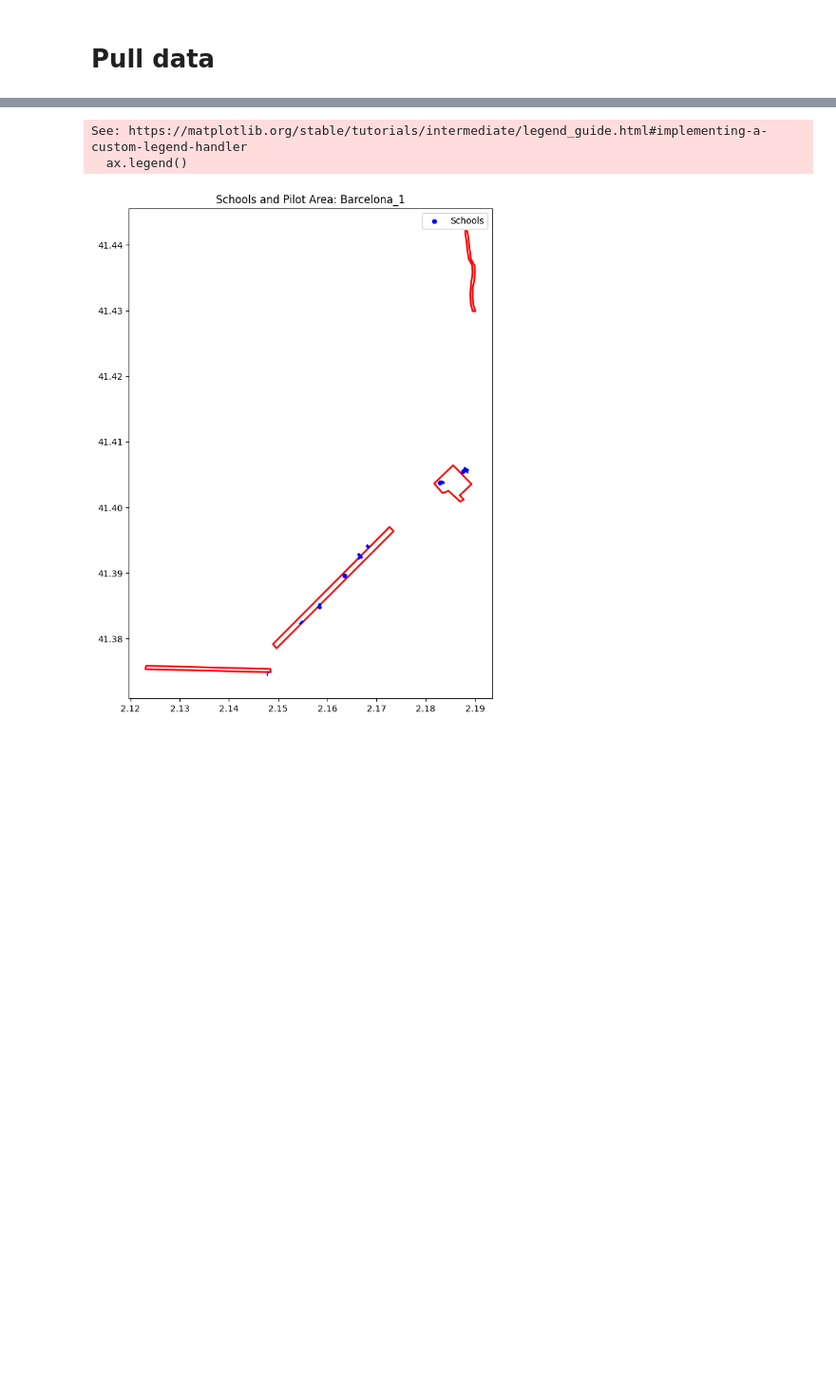
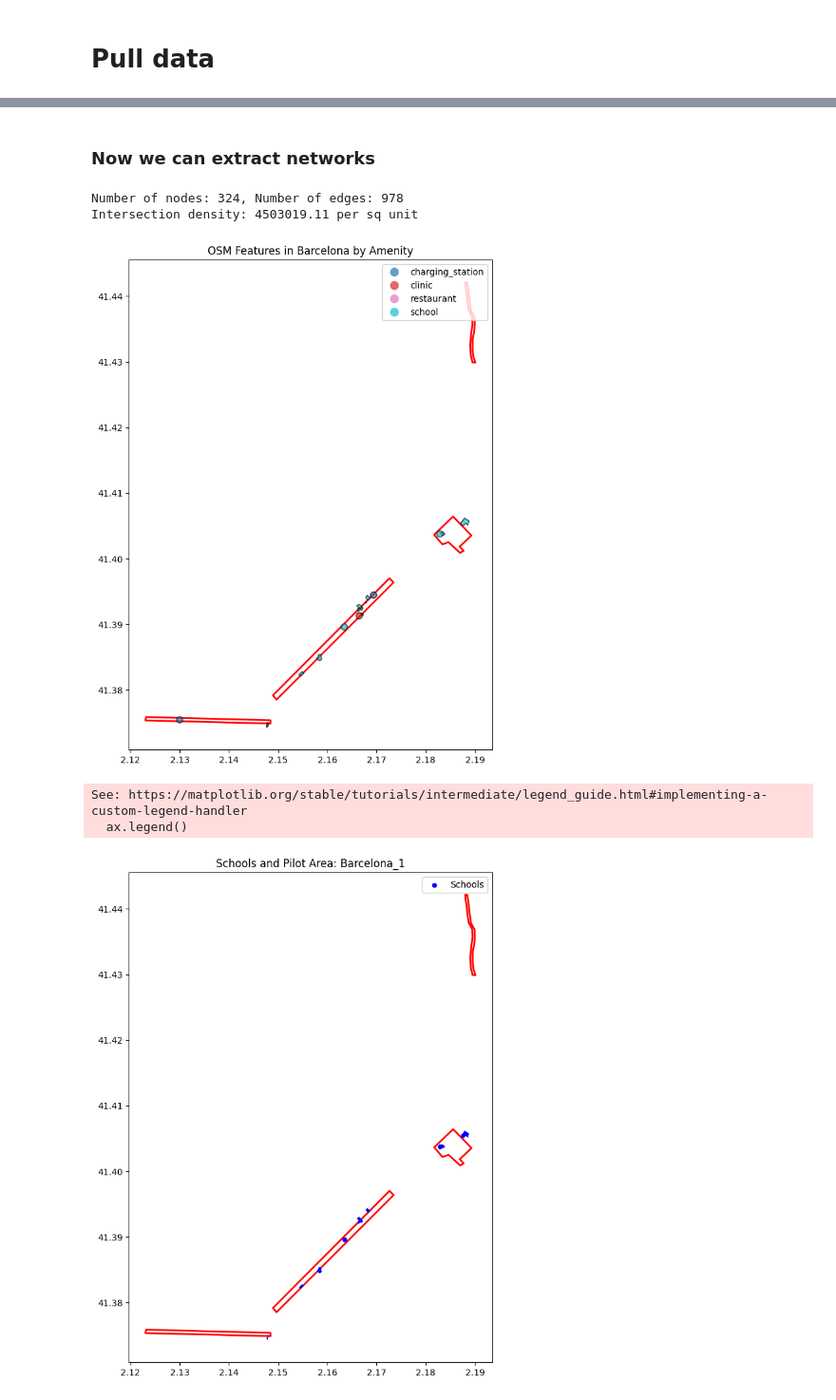
Before and after one commit to jammy-data/REALLOCATE_AI, a Jupyter notebook: notebooks/KPI_OSMNX.ipynb, the cells around one changed output, grey strips where cells are left out. Shown at 95% size. Drawn from its saved outputs; the diff is of its cells as text; code cells hidden in the pictures; blank space fills up the shorter version.

Commit message:
Update the list of tags and update the plot to show these tags/amenities in different colours

```diff
--- a/notebooks/KPI_OSMNX.ipynb
+++ b/notebooks/KPI_OSMNX.ipynb
@@ -94,11 +94,7 @@ df_json
 # %%
 # Get the geometry for Barcelona_1
 barcelona_geom = pilot_geometry.loc[pilot_geometry["pilot"] == target, "geometry"].iloc[0]
-
-# Query OSM for schools within the geometry
-tags = {"amenity": "school"}
-schools_gdf = ox.features.features_from_polygon(barcelona_geom, tags)
-schools_gdf.head()
+polygon = barcelona_geom
 # %% [output]
 |  |  | geometry | amenity | check_date | name | name:ca | name:etymology:wikidata | ref | wikidata | ... |
 | element | id |  |  |  |  |  |  |  |  | ... |
@@ -110,0 +114,21 @@ schools_gdf.head()
+# %%
+tags = {
+    # Human mobility
+    "amenity": ["school", "hospital", "clinic", "charging_station"],
+    "shop": ["supermarket", "convenience"],
+    "public_transport": ["stop_position", "platform"],
+    "railway": ["station", "tram_stop"],
+
+    # Sustainability & recreation
+    "leisure": ["park", "playground", "sports_centre", "pitch", "garden"],
+    "natural": ["water"],
+    "landuse": ["recreation_ground", "forest"],
+
+    # Optional urban intensity / residential
+    "building": ["residential"]
+}
+# %%
+# Pull all features from polygon
+features_gdf = ox.features.features_from_polygon(polygon, tags)
+
+print(features_gdf.head())
@@ -110,0 +153,2 @@ schools_gdf.head()
+# %% [markdown]
+### Now we can extract networks
@@ -111,3 +164,34 @@ schools_gdf.head()
+# %%
+# Nodes and edges stats
+nodes, edges = ox.graph_to_gdfs(G_walk)
+print(f"Number of nodes: {len(nodes)}, Number of edges: {len(edges)}")
+
+# Intersection density
+intersections = nodes[nodes['street_count'] > 1]
+print(f"Intersection density: {len(intersections)/polygon.area:.2f} per sq unit")
+# %% [output]
+Number of nodes: 324, Number of edges: 978
+Intersection density: 4503019.11 per sq unit
+# %%
+import matplotlib.pyplot as plt
+
+# Make sure you have a 'category' column or use 'amenity' directly
+# For this example, we'll use 'amenity' if it exists
+if 'amenity' in features_gdf.columns:
+    color_col = 'amenity'
+elif 'leisure' in features_gdf.columns:
+    color_col = 'leisure'
+else:
+    color_col = 'category'  # fallback
+
+# Plot with categorical coloring
+fig, ax = plt.subplots(figsize=(10,10))
+pilot_geometry.loc[pilot_geometry["pilot"] == target].plot(ax=ax, color='none', edgecolor='red', linewidth=2, label='Pilot Area')
+features_gdf.plot(column=color_col, categorical=True, legend=True, ax=ax, markersize=50, alpha=0.7, edgecolor='k')
+ax.set_title("OSM Features in Barcelona by Amenity")
+plt.show()
+# %% [output]
+[figure, added]
 # %%
 import matplotlib.pyplot as plt
 
```
Also changed, not shown: parts of 5 cells of this notebook.
